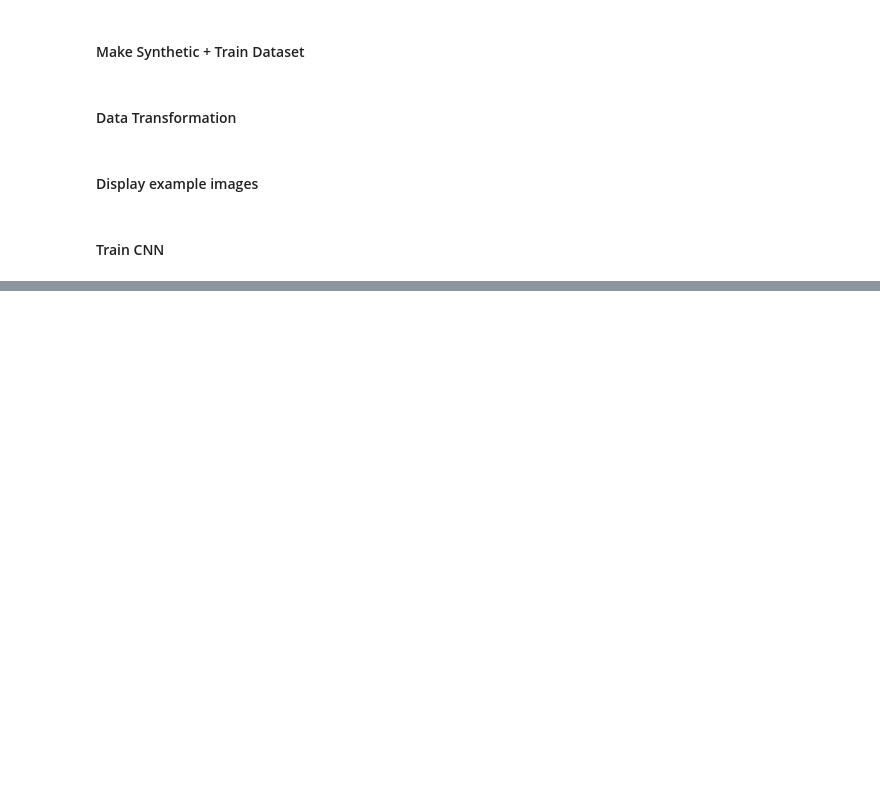
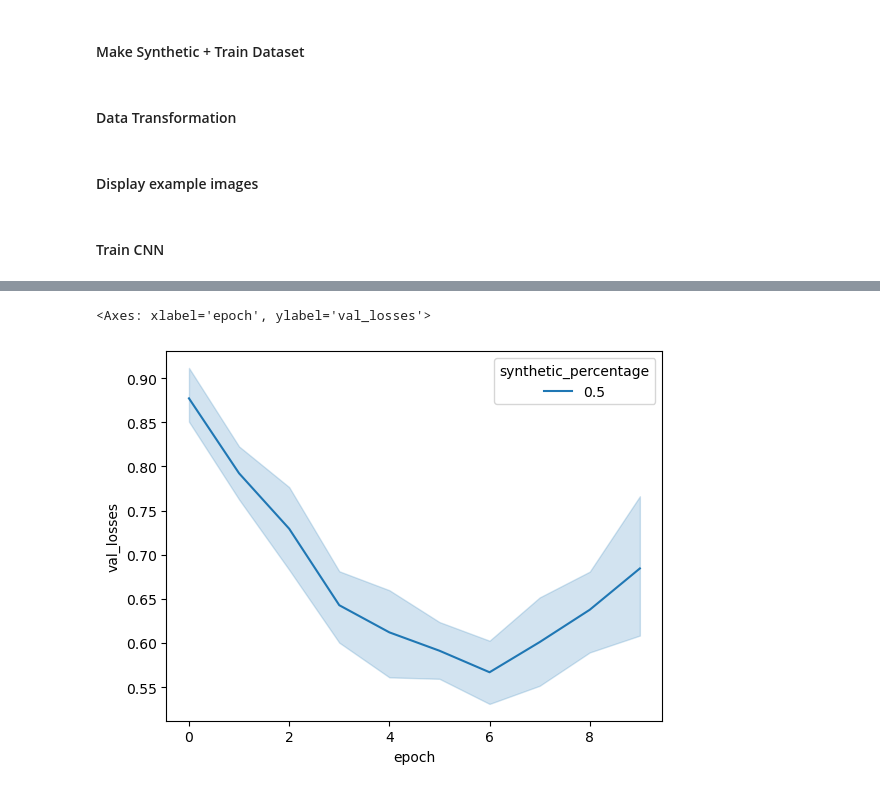
Before and after one commit to dan-kwon/MAS-thesis, a Jupyter notebook: cnn.ipynb, the cells around one changed output, grey strips where cells are left out. Drawn from its saved outputs; the diff is of its cells as text; code cells hidden in the pictures; blank space fills up the shorter version.

```diff
--- a/cnn.ipynb
+++ b/cnn.ipynb
@@ -279,0 +298,13 @@ df_all_results
+# %%
+sns.lineplot(
+    data=df_all_results[(df_all_results['train_percentage'] == 0.5)  &
+                        (df_all_results['synthetic_percentage'] == 0.5) &
+                        (df_all_results['epoch']<10)],
+    x='epoch',
+    y='val_losses',
+    palette=sns.color_palette("tab10"),
+    hue='synthetic_percentage'
+)
+# %% [output]
+<Axes: xlabel='epoch', ylabel='val_losses'>
+[figure, added]
```
Also changed, not shown: parts of 8 cells of this notebook.
